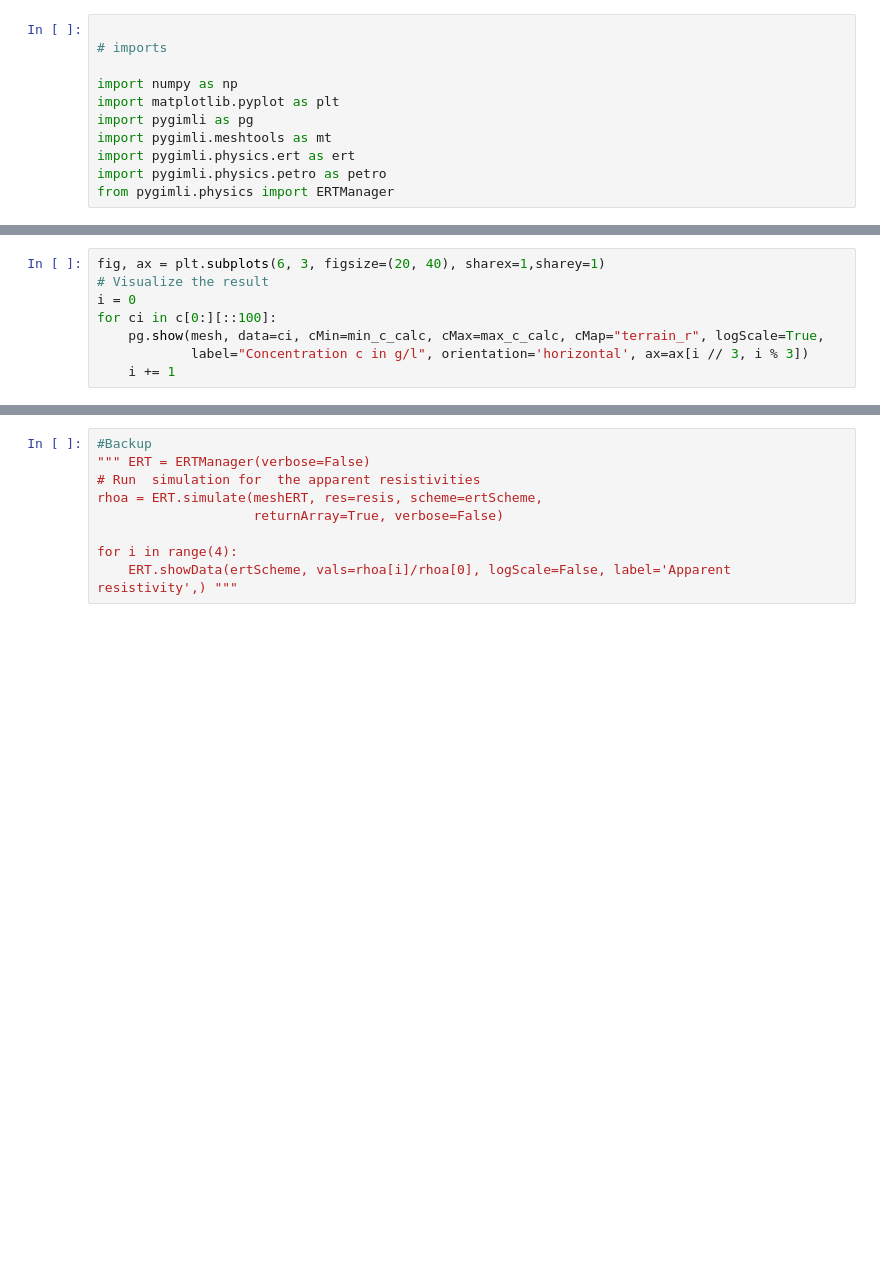
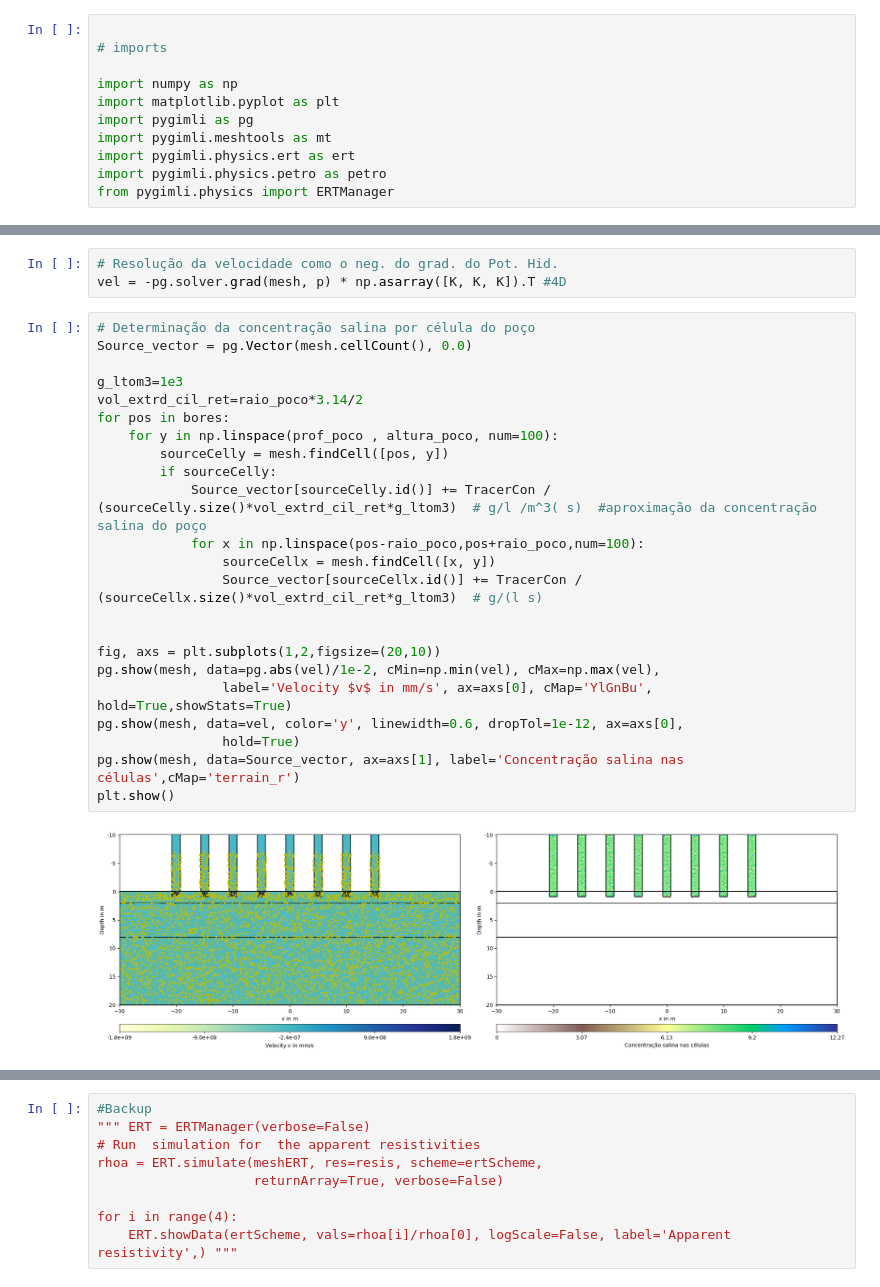
Before and after one commit to guiguilhermegui/TF, a Jupyter notebook: modelo_tf.ipynb, the cells around one changed output, grey strips where cells are left out. Saved outputs shown, nothing was run; the diff lists cells and outputs as text; blank space fills up the shorter version.

```diff
--- a/modelo_tf.ipynb
+++ b/modelo_tf.ipynb
@@ -325,8 +23,0 @@ Mean: 3.151836931741861, Std: 10.024612029960183, Min: -3.3435722995917515e-16,
-# %%
-fig, ax = plt.subplots(6, 3, figsize=(20, 40), sharex=1,sharey=1)
-# Visualize the result
-i = 0
-for ci in c[0:][::100]:
-    pg.show(mesh, data=ci, cMin=min_c_calc, cMax=max_c_calc, cMap="terrain_r", logScale=True,
-            label="Concentration c in g/l", orientation='horizontal', ax=ax[i // 3, i % 3])
-    i += 1
@@ -606,0 +271,28 @@ Mean: 2658.0085340242013, Std: 1249.7307480676382, Min: 7.0074012243223835, Max:
+# %%
+# Resolução da velocidade como o neg. do grad. do Pot. Hid.
+vel = -pg.solver.grad(mesh, p) * np.asarray([K, K, K]).T #4D
+# %%
+# Determinação da concentração salina por célula do poço
+Source_vector = pg.Vector(mesh.cellCount(), 0.0)
+
+g_ltom3=1e3
+vol_extrd_cil_ret=raio_poco*3.14/2
+for pos in bores:
+    for y in np.linspace(prof_poco , altura_poco, num=100):
+        sourceCelly = mesh.findCell([pos, y])
+        if sourceCelly:
+            Source_vector[sourceCelly.id()] += TracerCon / (sourceCelly.size()*vol_extrd_cil_ret*g_ltom3)  # g/l /m^3( s)  #aproximação da concentração salina do poço
+            for x in np.linspace(pos-raio_poco,pos+raio_poco,num=100):
+                sourceCellx = mesh.findCell([x, y])
+                Source_vector[sourceCellx.id()] += TracerCon / (sourceCellx.size()*vol_extrd_cil_ret*g_ltom3)  # g/(l s)
+
+
+fig, axs = plt.subplots(1,2,figsize=(20,10))
+pg.show(mesh, data=pg.abs(vel)/1e-2, cMin=np.min(vel), cMax=np.max(vel),
+                label='Velocity $v$ in mm/s', ax=axs[0], cMap='YlGnBu', hold=True,showStats=True)
+pg.show(mesh, data=vel, color='y', linewidth=0.6, dropTol=1e-12, ax=axs[0],
+                hold=True)
+pg.show(mesh, data=Source_vector, ax=axs[1], label='Concentração salina nas células',cMap='terrain_r')
+plt.show()
+# %% [output]
+[figure, added]
```
Also changed, not shown: parts of 49 cells of this notebook, 1 other file.
